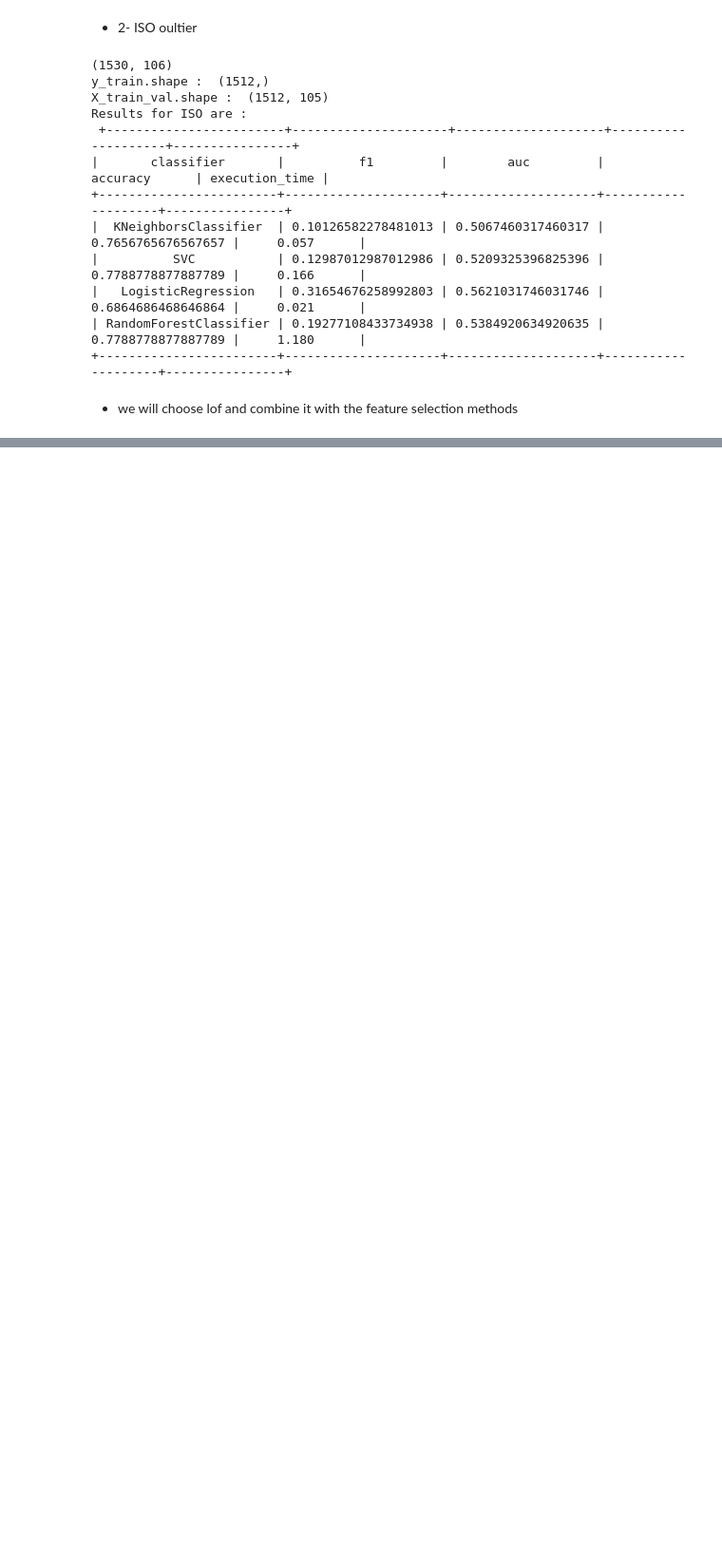
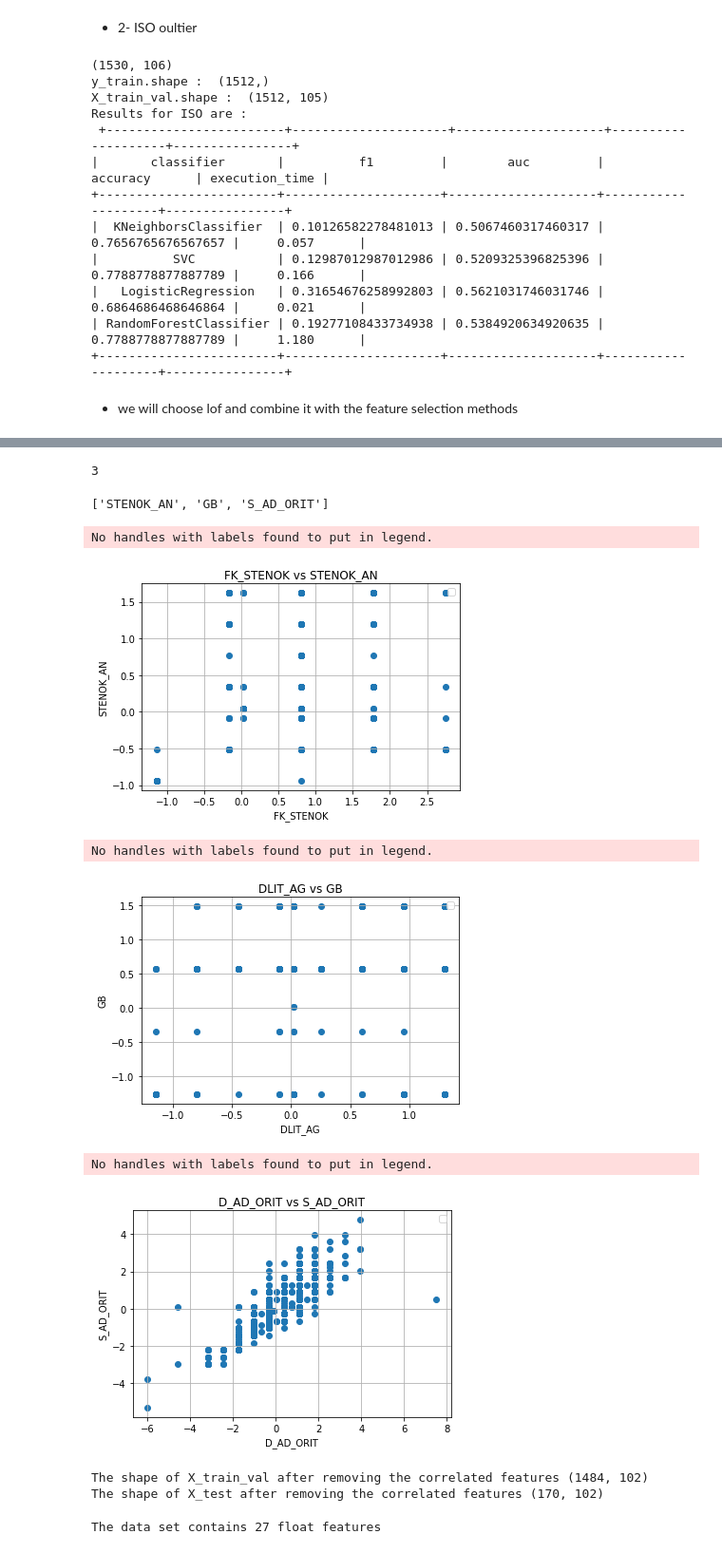
Before and after one commit to Mustafa-omer-mohammed/Myocardial-Infarction_Complications-analysis, a Jupyter notebook: Myocardial infarction complications Analysis.ipynb, the cells around one changed output, grey strips where cells are left out. Shown at 95% size. Cells and saved outputs as stored; diff of their text form; code cells hidden in the pictures; blank space fills up the shorter version.

```diff
--- a/Myocardial infarction complications Analysis.ipynb
+++ b/Myocardial infarction complications Analysis.ipynb
@@ -587,0 +609,14 @@ Results for ISO are :
+# %%
+matrix = corr_df_test.corr(method = 'pearson').abs()
+#puts NaN values to the upper half and diagonal of the matrix
+mask = np.triu(np.ones_like(matrix, dtype=bool))
+reduced_matrix = matrix.mask(mask)
+#find columns that meet the 0.80 threshold
+to_drop = [c for c in reduced_matrix.columns if any(reduced_matrix[c] >= 0.7)]
+print(len(to_drop))
+#drop the cols
+# X_train = X_train.drop(to_drop, axis=1)
+to_drop
+# %% [output]
+3
+['STENOK_AN', 'GB', 'S_AD_ORIT']
@@ -587,0 +628,40 @@ Results for ISO are :
+# %%
+# with the following function we can select highly correlated features
+# it will remove the first feature that is correlated with anything other feature
+
+def correlation(dataset, threshold):
+    col_corr = {'columns' : [] , 'others' : []}  # dictionary  of all the names of correlated columns
+    corr_matrix = dataset.corr('pearson')
+    for i in range(len(corr_matrix.columns)):
+        for j in range(i):
+            if abs(corr_matrix.iloc[i, j]) > threshold: # we are interested in absolute coeff value
+                colname = corr_matrix.columns[i]  # getting the name of column
+                other = corr_matrix.columns[j]
+                col_corr['columns'].append(colname)
+                col_corr['others'].append(other)
+    return col_corr
+# %%
+test = correlation(corr_df_test,0.7)
+# %%
+test_zipped = zip(test['columns'] ,test['others'] )
+for a,b in test_zipped :
+
+    x = corr_df_test[a]
+    y = corr_df_test[b]
+
+    figure = plt.figure
+    ax = plt.gca()
+    ax.scatter(x, y)
+    ax.set_xlabel(a)
+    ax.set_ylabel(b)
+    ax.set_title("{} vs {}".format(a, b))
+    plt.grid()
+    plt.legend()
+    plt.show()
+# %% [output]
+No handles with labels found to put in legend.
+[figure, added]
+No handles with labels found to put in legend.
+[figure, added]
+No handles with labels found to put in legend.
+[figure, added]
@@ -587,0 +673,13 @@ Results for ISO are :
+# %%
+# check the shapes after :
+print(f"The shape of X_train_val after removing the correlated features {X_train_val.shape}")
+print(f"The shape of X_test after removing the correlated features {X_test.shape}")
+# %% [output]
+The shape of X_train_val after removing the correlated features (1484, 102)
+The shape of X_test after removing the correlated features (170, 102)
+# %%
+float_features = [x for x in float_features if x not in to_drop]    # modify float features
+
+print(f"The data set contains {len(float_features)} float features ")
+# %% [output]
+The data set contains 27 float features
```
Also changed, not shown: parts of 13 cells of this notebook.
